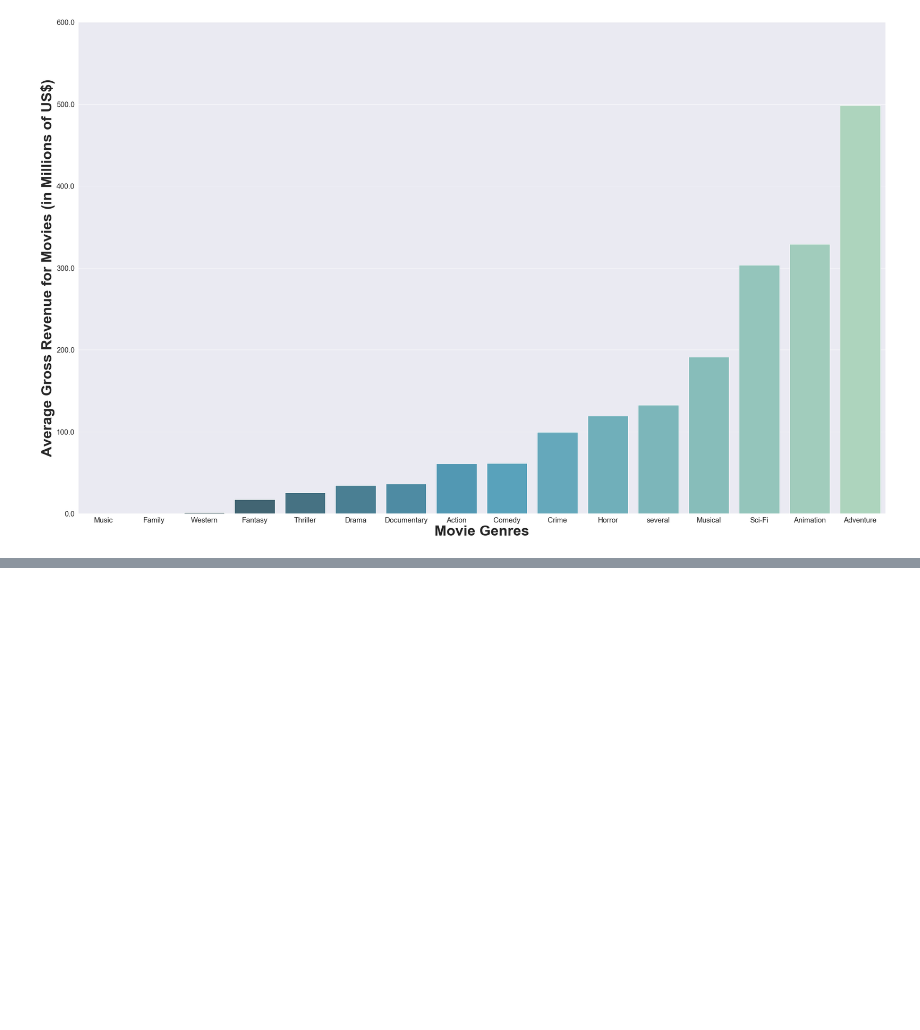
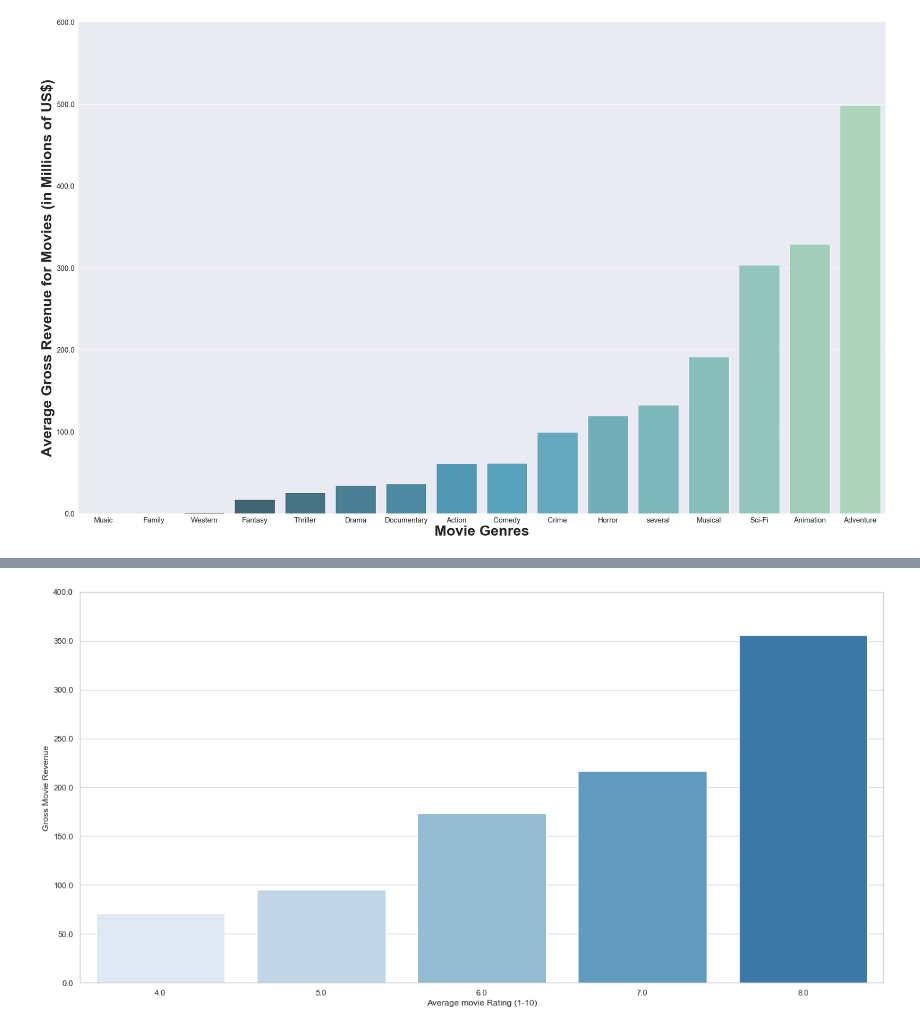
Before and after one commit to zhyde23/Microsoft-Movies-Project, a Jupyter notebook: vikas/data_analysis_2_vikas.ipynb, the cells around one changed output, grey strips where cells are left out. Drawn from its saved outputs; the diff is of its cells as text; code cells hidden in the pictures; blank space fills up the shorter version.

```diff
--- a/vikas/data_analysis_2_vikas.ipynb
+++ b/vikas/data_analysis_2_vikas.ipynb
@@ -392,0 +379,5 @@ plt.show()
+# %%
+gross_vote = df_final[['worldwide_gross', 'vote_count', 'vote_average']]
+votes_above_500 = gross_vote.loc[gross_vote['vote_count'] >= 500]
+votes_above_500 = votes_above_2000.round(1)
+votes_above_500
@@ -392,0 +398,3 @@ plt.show()
+# %%
+df_avgVote_Revenue = votes_above_500.groupby('vote_average', as_index=False).mean()
+df_avgVote_Revenue
@@ -392,0 +408,14 @@ plt.show()
+# %%
+#Visualize Average votes and Gross Revenue
+
+fig, ax = plt.subplots()
+fig.set_size_inches(20,10)
+
+ax = sns.barplot(x='vote_average', y='worldwide_gross', data=df_avgVote_Revenue)
+sns.set_palette('Blues')
+plt.yticks(ax.get_yticks(), ax.get_yticks()/1000000)
+plt.xlabel('Average movie Rating (1-10)')
+plt.ylabel('Gross Movie Revenue')
+plt.show()
+# %% [output]
+[figure, added]
```
Also changed, not shown: parts of 27 cells of this notebook, 31 other files.
